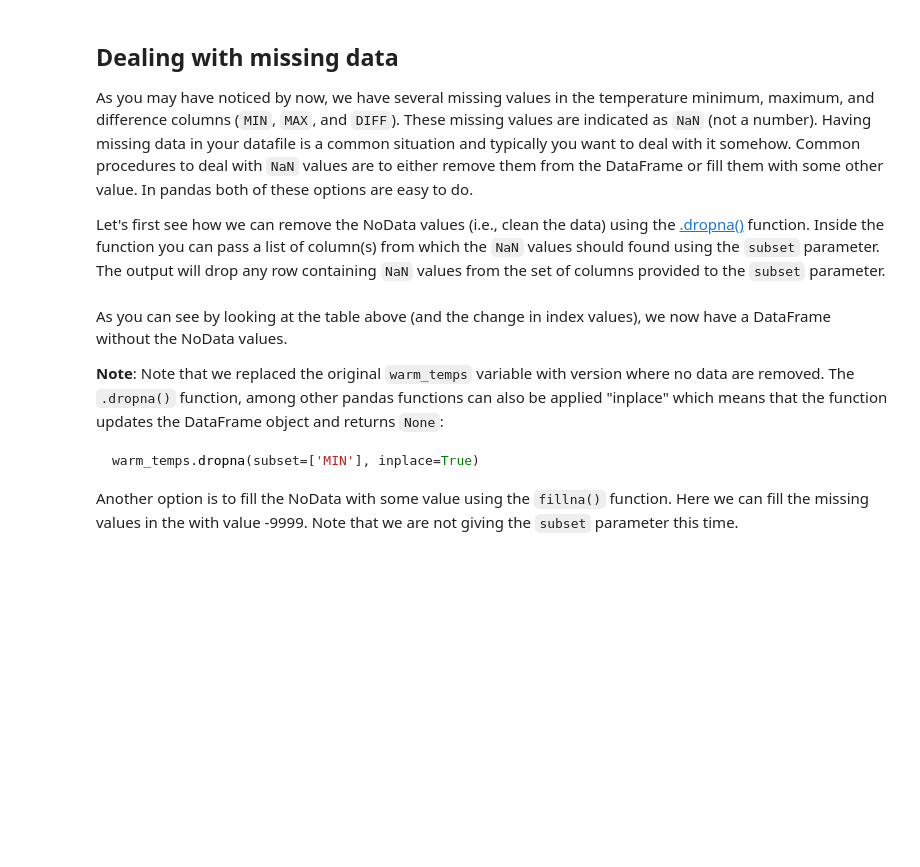
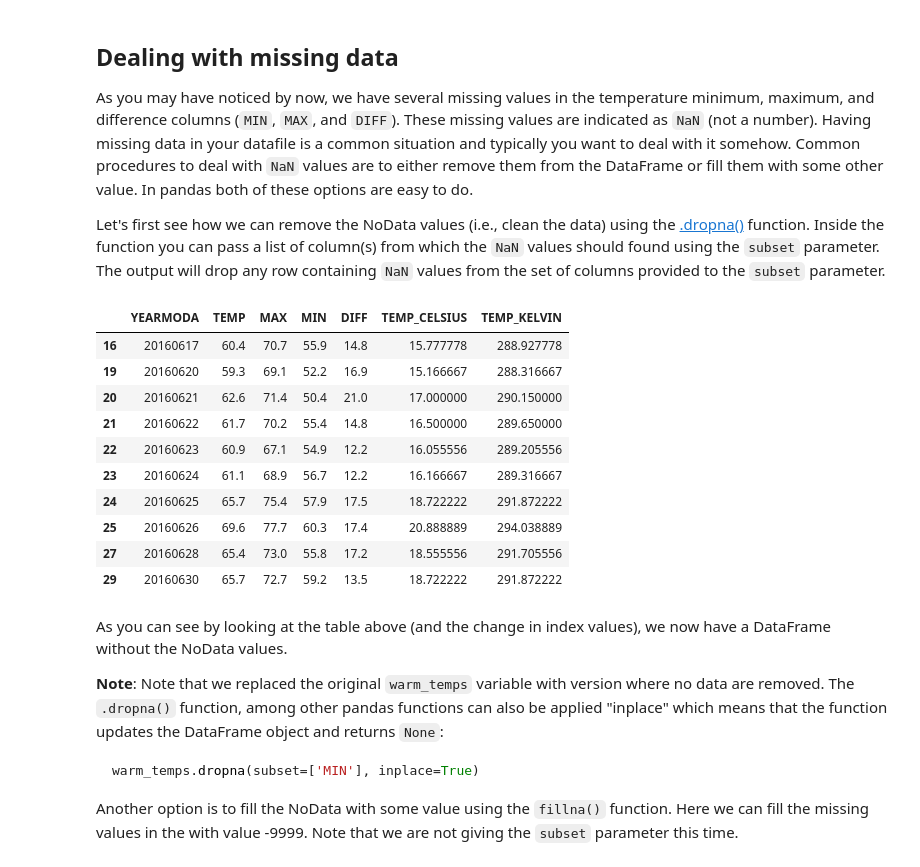
Before and after one commit to jeromemaiquez/geopython_notebooks, a Jupyter notebook: L5/processing-data-with-pandas.ipynb, the cells around one changed output. Saved outputs shown, nothing was run; the diff lists cells and outputs as text; code cells hidden in the pictures; blank space fills up the shorter version.

```diff
--- a/L5/processing-data-with-pandas.ipynb
+++ b/L5/processing-data-with-pandas.ipynb
@@ -390,6 +390,20 @@ As you may have noticed by now, we have several missing values in the temperatur
 Let's first see how we can remove the NoData values (i.e., clean the data) using the [.dropna()](https://pandas.pydata.org/pandas-docs/stable/reference/api/pandas.DataFrame.dropna.html) function. Inside the function you can pass a list of column(s) from which the `NaN` values should found using the `subset` parameter. The output will drop any row containing `NaN` values from the set of columns provided to the `subset` parameter.
 # %%
 # Drop NaN values based on the MIN column
+warm_temps_clean = warm_temps.dropna(subset=['MIN'])
+warm_temps_clean
+# %% [output]
+|  | YEARMODA | TEMP | MAX | MIN | DIFF | TEMP_CELSIUS | TEMP_KELVIN |
+| 16 | 20160617 | 60.4 | 70.7 | 55.9 | 14.8 | 15.777778 | 288.927778 |
+| 19 | 20160620 | 59.3 | 69.1 | 52.2 | 16.9 | 15.166667 | 288.316667 |
+| 20 | 20160621 | 62.6 | 71.4 | 50.4 | 21.0 | 17.000000 | 290.150000 |
+| 21 | 20160622 | 61.7 | 70.2 | 55.4 | 14.8 | 16.500000 | 289.650000 |
+| 22 | 20160623 | 60.9 | 67.1 | 54.9 | 12.2 | 16.055556 | 289.205556 |
+| 23 | 20160624 | 61.1 | 68.9 | 56.7 | 12.2 | 16.166667 | 289.316667 |
+| 24 | 20160625 | 65.7 | 75.4 | 57.9 | 17.5 | 18.722222 | 291.872222 |
+| 25 | 20160626 | 69.6 | 77.7 | 60.3 | 17.4 | 20.888889 | 294.038889 |
+| 27 | 20160628 | 65.4 | 73.0 | 55.8 | 17.2 | 18.555556 | 291.705556 |
+| 29 | 20160630 | 65.7 | 72.7 | 59.2 | 13.5 | 18.722222 | 291.872222 |
 # %% [markdown]
 As you can see by looking at the table above (and the change in index values), we now have a DataFrame without the NoData values.
 
```
Also changed, not shown: parts of 11 cells of this notebook, 2 other files.
